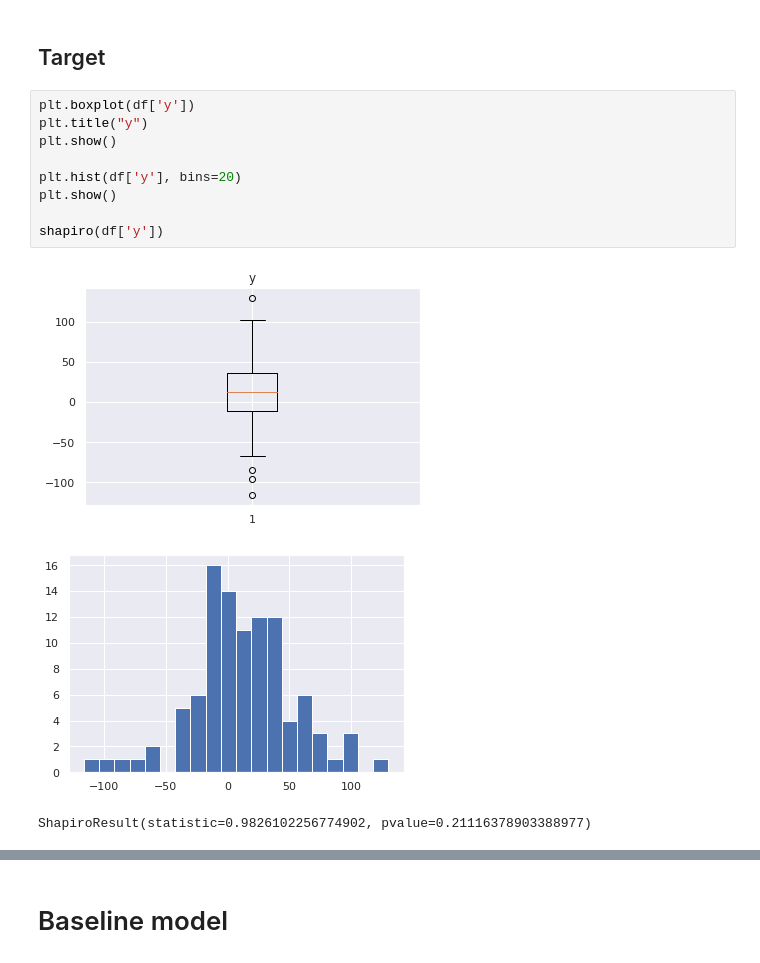
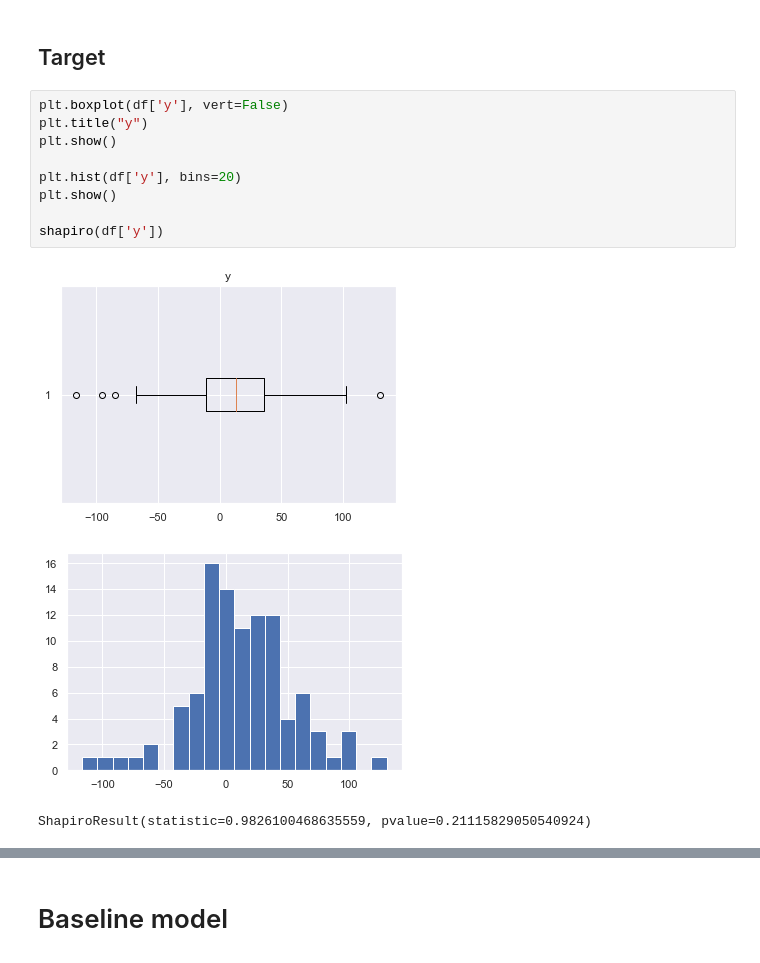
Before and after one commit to tbarcinski/02582-Computational-Data-Analysis, a Jupyter notebook: Case1/EDA.ipynb, the cells around one changed output, grey strips where cells are left out. Cells and saved outputs as stored; diff of their text form.

```diff
--- a/Case1/EDA.ipynb
+++ b/Case1/EDA.ipynb
@@ -117,15 +134,15 @@ set()
 # %% [markdown]
 ## Target
 # %%
-plt.boxplot(df['y'])
+plt.boxplot(df['y'], vert=False)
 plt.title("y")
 plt.show()
 
 plt.hist(df['y'], bins=20)
 plt.show()
 
 shapiro(df['y'])
 # %% [output]
-[figure, old version]
+[figure, new version]
-[figure, old version]
+[figure, new version]
-ShapiroResult(statistic=0.9826102256774902, pvalue=0.21116378903388977)
+ShapiroResult(statistic=0.9826100468635559, pvalue=0.21115829050540924)
```
Also changed, not shown: parts of 8 cells of this notebook.
